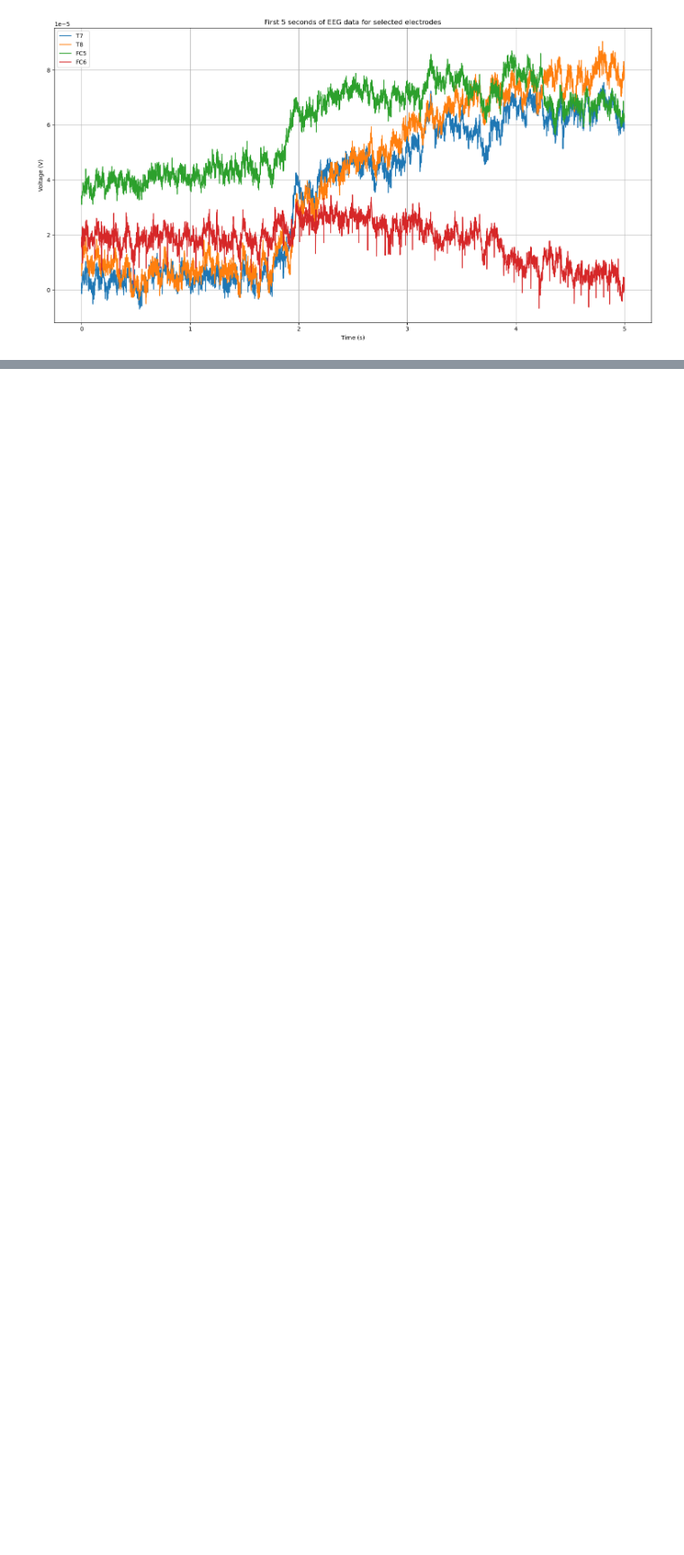
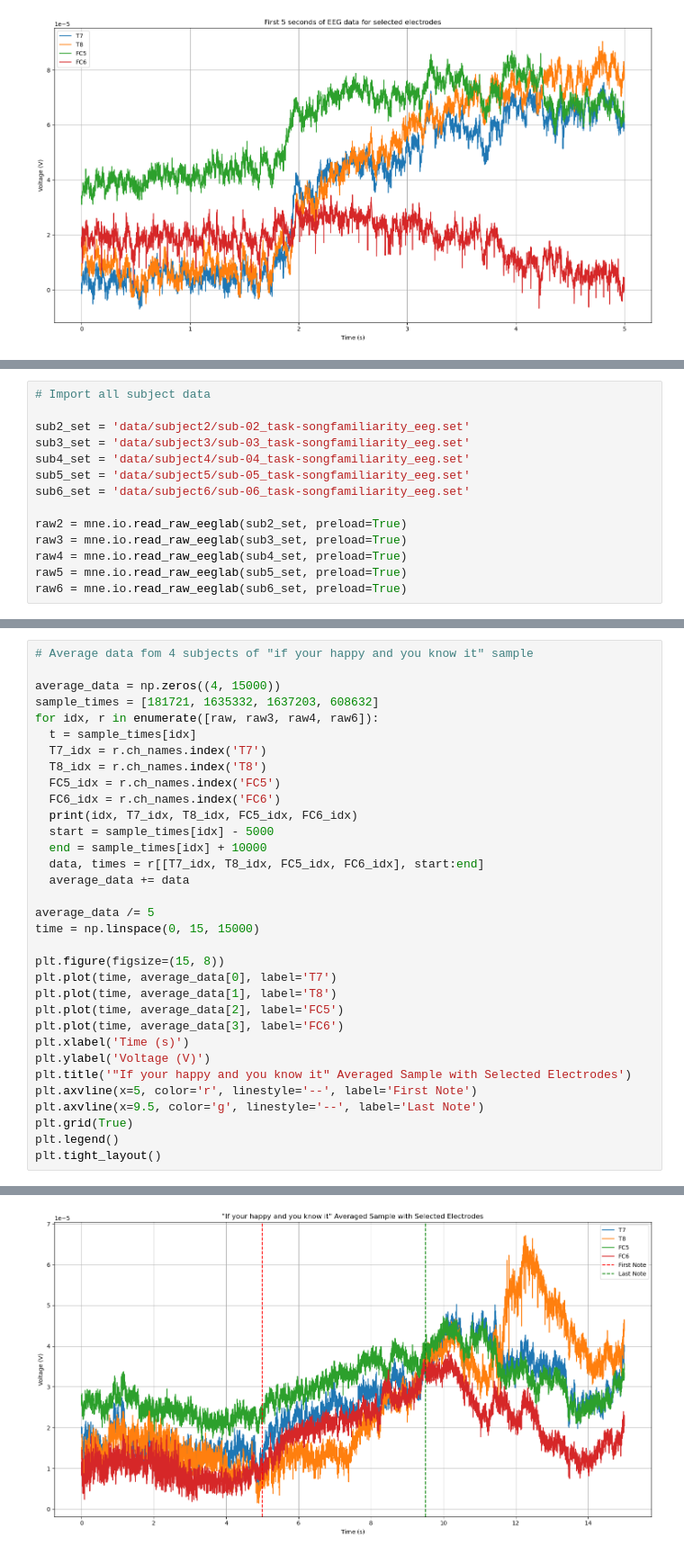
Before and after one commit to gregoryweber/cogs-118c-song-familiarity, a Jupyter notebook: main.ipynb, the cells around one changed output, grey strips where cells are left out. Shown at 90% size. Drawn from its saved outputs; the diff is of its cells as text; blank space fills up the shorter version.

```diff
--- a/main.ipynb
+++ b/main.ipynb
@@ -118,0 +120,14 @@ plt.tight_layout()
+# %%
+# Import all subject data
+
+sub2_set = 'data/subject2/sub-02_task-songfamiliarity_eeg.set'
+sub3_set = 'data/subject3/sub-03_task-songfamiliarity_eeg.set'
+sub4_set = 'data/subject4/sub-04_task-songfamiliarity_eeg.set'
+sub5_set = 'data/subject5/sub-05_task-songfamiliarity_eeg.set'
+sub6_set = 'data/subject6/sub-06_task-songfamiliarity_eeg.set'
+
+raw2 = mne.io.read_raw_eeglab(sub2_set, preload=True)
+raw3 = mne.io.read_raw_eeglab(sub3_set, preload=True)
+raw4 = mne.io.read_raw_eeglab(sub4_set, preload=True)
+raw5 = mne.io.read_raw_eeglab(sub5_set, preload=True)
+raw6 = mne.io.read_raw_eeglab(sub6_set, preload=True)
@@ -118,0 +145,34 @@ plt.tight_layout()
+# %%
+# Average data fom 4 subjects of "if your happy and you know it" sample
+
+average_data = np.zeros((4, 15000))
+sample_times = [181721, 1635332, 1637203, 608632]
+for idx, r in enumerate([raw, raw3, raw4, raw6]):
+  t = sample_times[idx]
+  T7_idx = r.ch_names.index('T7')
+  T8_idx = r.ch_names.index('T8')
+  FC5_idx = r.ch_names.index('FC5')
+  FC6_idx = r.ch_names.index('FC6')
+  print(idx, T7_idx, T8_idx, FC5_idx, FC6_idx)
+  start = sample_times[idx] - 5000
+  end = sample_times[idx] + 10000
+  data, times = r[[T7_idx, T8_idx, FC5_idx, FC6_idx], start:end]
+  average_data += data
+
+average_data /= 5
+time = np.linspace(0, 15, 15000)
+
+plt.figure(figsize=(15, 8))
+plt.plot(time, average_data[0], label='T7')
+plt.plot(time, average_data[1], label='T8')
+plt.plot(time, average_data[2], label='FC5')
+plt.plot(time, average_data[3], label='FC6')
+plt.xlabel('Time (s)')
+plt.ylabel('Voltage (V)')
+plt.title('"If your happy and you know it" Averaged Sample with Selected Electrodes')
+plt.axvline(x=5, color='r', linestyle='--', label='First Note')
+plt.axvline(x=9.5, color='g', linestyle='--', label='Last Note')
+plt.grid(True)
+plt.legend()
+plt.tight_layout()
+# %% [output]
@@ -118,0 +183 @@ plt.tight_layout()
+[figure, added]
```
Also changed, not shown: parts of 8 cells of this notebook, 10 other files.
